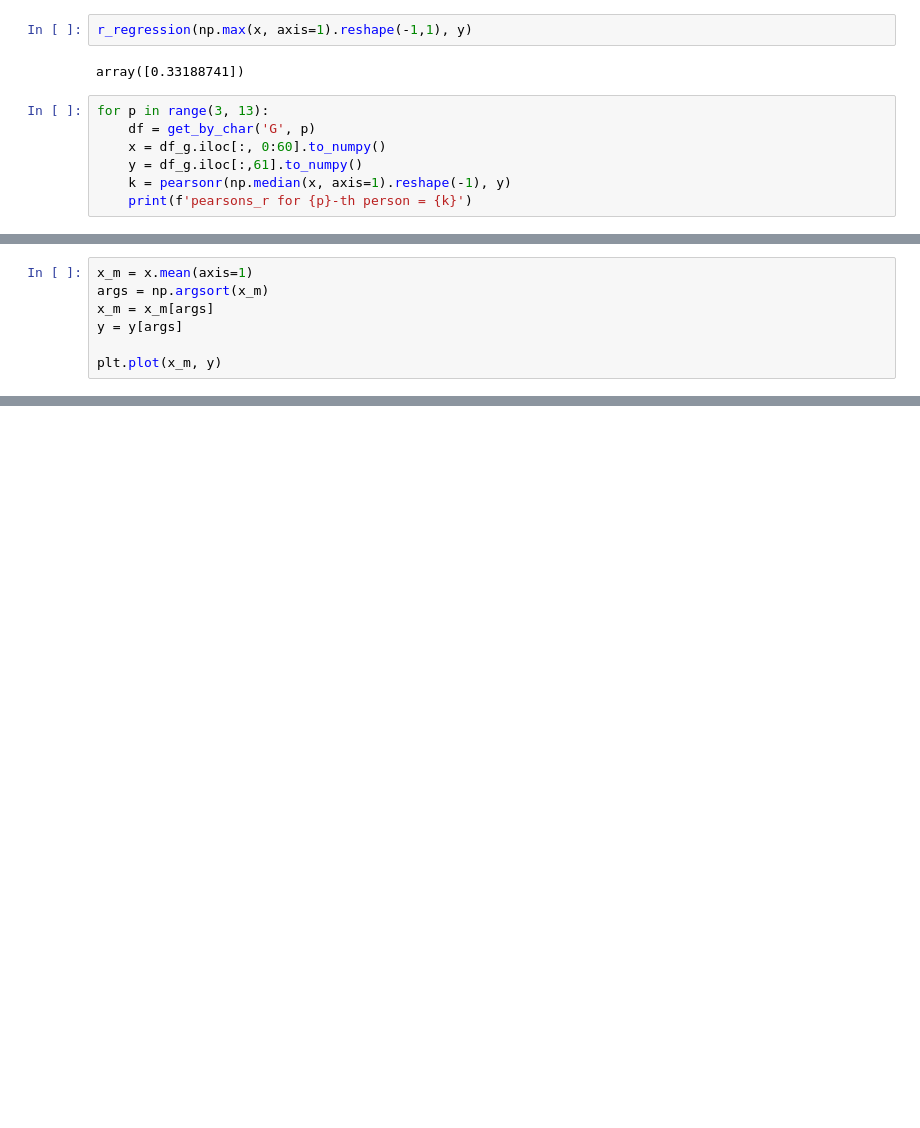
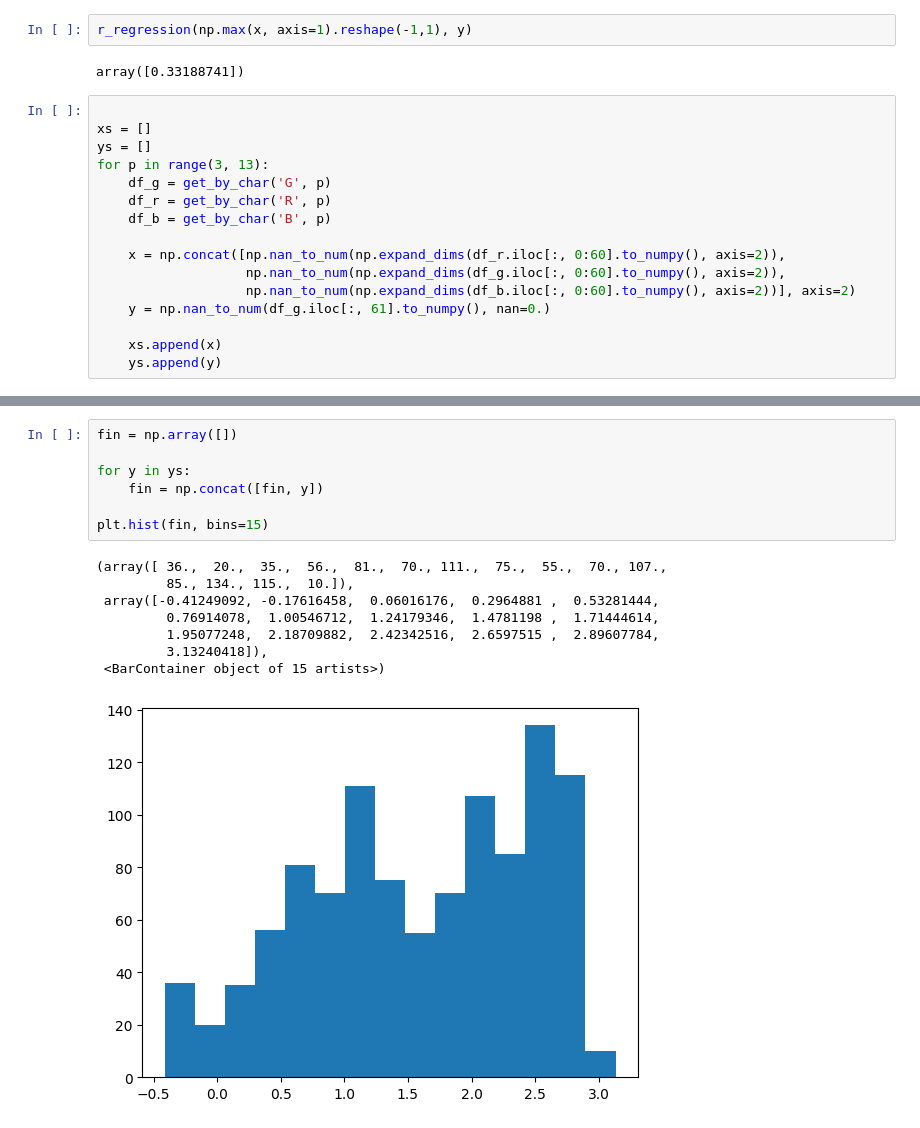
Before and after one commit to TurnTheSlayerXD/labs_intelect, a Jupyter notebook: main.ipynb, the cells around one changed output, grey strips where cells are left out. Saved outputs shown, nothing was run; the diff lists cells and outputs as text; blank space fills up the shorter version.

```diff
--- a/main.ipynb
+++ b/main.ipynb
@@ -25,9 +30,18 @@ r_regression(np.max(x, axis=1).reshape(-1,1), y)
 # %% [output]
 array([0.33188741])
 # %%
+
+xs = []
+ys = []
 for p in range(3, 13):
-    df = get_by_char('G', p)
-    x = df_g.iloc[:, 0:60].to_numpy()
-    y = df_g.iloc[:,61].to_numpy()
-    k = pearsonr(np.median(x, axis=1).reshape(-1), y)
-    print(f'pearsons_r for {p}-th person = {k}')
+    df_g = get_by_char('G', p)
+    df_r = get_by_char('R', p)
+    df_b = get_by_char('B', p)
+
+    x = np.concat([np.nan_to_num(np.expand_dims(df_r.iloc[:, 0:60].to_numpy(), axis=2)),
+                   np.nan_to_num(np.expand_dims(df_g.iloc[:, 0:60].to_numpy(), axis=2)),
+                   np.nan_to_num(np.expand_dims(df_b.iloc[:, 0:60].to_numpy(), axis=2))], axis=2)
+    y = np.nan_to_num(df_g.iloc[:, 61].to_numpy(), nan=0.)
+
+    xs.append(x)
+    ys.append(y)
@@ -65,7 +47,0 @@ array([122.63080842, 109.35182978, 107.81782916, 108.00764316,
-# %%
-x_m = x.mean(axis=1)
-args = np.argsort(x_m)
-x_m = x_m[args]
-y = y[args]
-
-plt.plot(x_m, y)
@@ -74,0 +175,16 @@ plt.plot(x_m, y)
+# %%
+fin = np.array([])
+
+for y in ys:
+    fin = np.concat([fin, y])
+
+plt.hist(fin, bins=15)
+# %% [output]
+(array([ 36.,  20.,  35.,  56.,  81.,  70., 111.,  75.,  55.,  70., 107.,
+         85., 134., 115.,  10.]),
+ array([-0.41249092, -0.17616458,  0.06016176,  0.2964881 ,  0.53281444,
+         0.76914078,  1.00546712,  1.24179346,  1.4781198 ,  1.71444614,
+         1.95077248,  2.18709882,  2.42342516,  2.6597515 ,  2.89607784,
+         3.13240418]),
+ <BarContainer object of 15 artists>)
+[figure, added]
```
Also changed, not shown: parts of 12 cells of this notebook, 31 other files.
